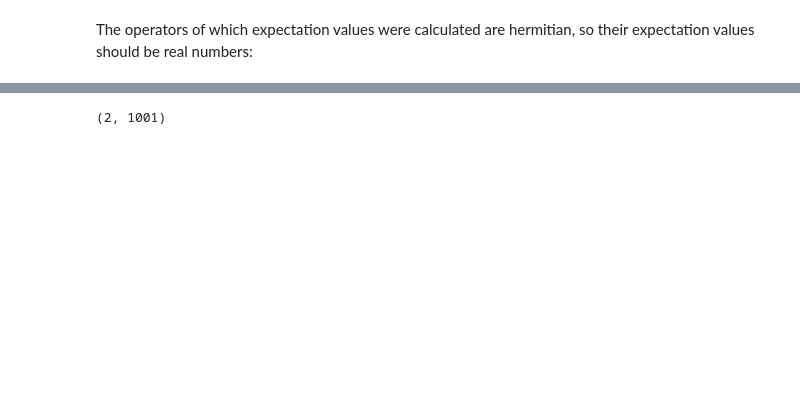
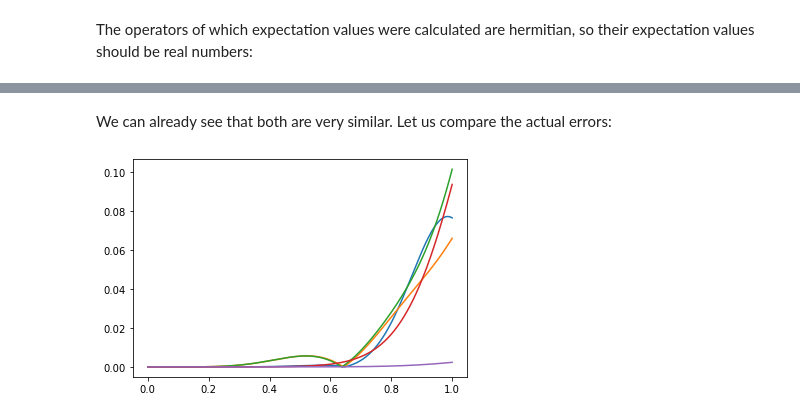
Before and after one commit to Drachier/PyTreeNet, a Jupyter notebook: example_notebooks/tebd_mps.ipynb, the cells around one changed output, grey strips where cells are left out. Saved outputs shown, nothing was run; the diff lists cells and outputs as text; code cells hidden in the pictures; blank space fills up the shorter version.

```diff
--- a/example_notebooks/tebd_mps.ipynb
+++ b/example_notebooks/tebd_mps.ipynb
@@ -136,0 +191,12 @@ tebd_sim.run()
+# %%
+operators = []
+
+for sites in range(num_sites):
+    site_operator = np.asarray([1])
+    for sites2 in range(num_sites):
+        if sites2 == sites:
+            site_operator = np.kron(site_operator, Z)
+        else:
+            site_operator = np.kron(site_operator, I)
+
+    operators.append(site_operator)
@@ -175,4 +259,13 @@ for node_id in tebd_sim.state.nodes:
+# %% [markdown]
+We can already see that both are very similar. Let us compare the actual errors:
 # %%
-print(tebd_sim.results.shape)
+errors = results[0:-1] - tebd_sim.results[0:-1]
+
+fig2 = plt.figure()
+
+for error_row in errors:
+    plt.plot(times, [abs(error) for error in error_row])
+
+plt.show()
 # %% [output]
-(2, 1001)
+[figure, added]
```
Also changed, not shown: parts of 21 cells of this notebook, 2 other files.
